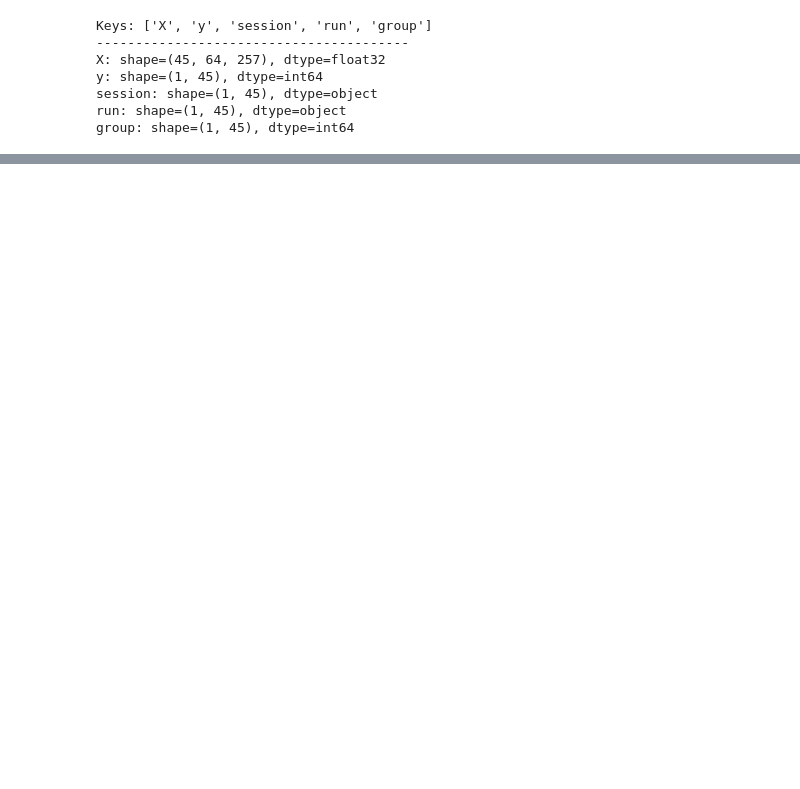
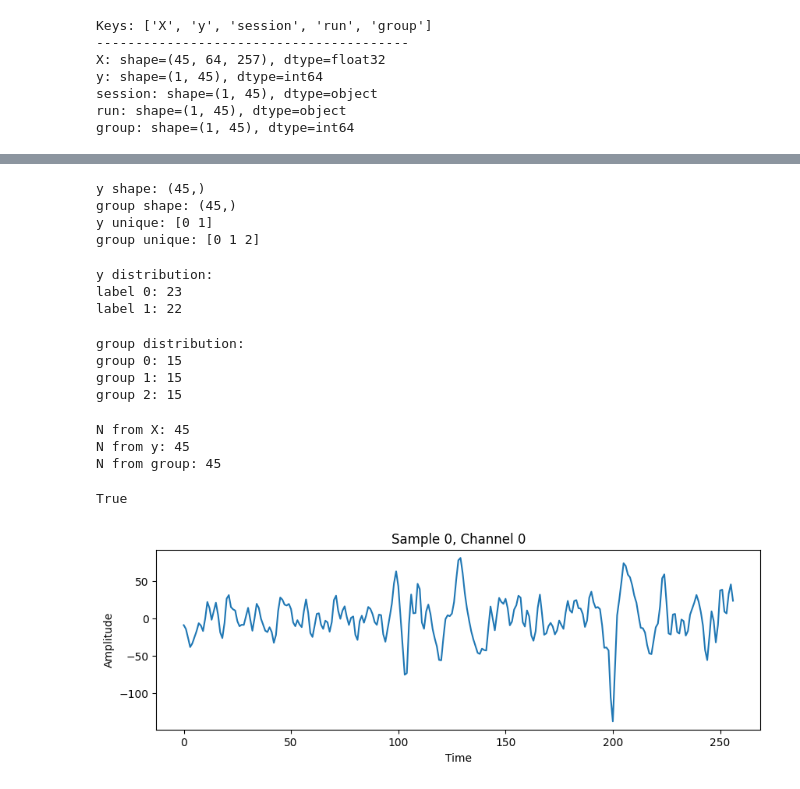
Before and after one commit to ChriCheng/EEG_DLG, a Jupyter notebook: data/data_test.ipynb, the cells around one changed output, grey strips where cells are left out. Saved outputs shown, nothing was run; the diff lists cells and outputs as text; code cells hidden in the pictures; blank space fills up the shorter version.

```diff
--- a/data/data_test.ipynb
+++ b/data/data_test.ipynb
@@ -30,0 +56,9 @@ group: shape=(1, 45), dtype=int64
+# %%
+X = data["X"]
+print("X shape:", X.shape)
+print("X dtype:", X.dtype)
+
+print("X min:", X.min())
+print("X max:", X.max())
+print("X mean:", X.mean())
+print("X std:", X.std())
@@ -30,0 +97,60 @@ group: shape=(1, 45), dtype=int64
+# %%
+y = np.asarray(data["y"]).squeeze()
+group = np.asarray(data["group"]).squeeze()
+
+print("y shape:", y.shape)
+print("group shape:", group.shape)
+
+print("y unique:", np.unique(y))
+print("group unique:", np.unique(group))
+# %% [output]
+y shape: (45,)
+group shape: (45,)
+y unique: [0 1]
+group unique: [0 1 2]
+# %%
+y_vals, y_counts = np.unique(y, return_counts=True)
+print("y distribution:")
+for v, c in zip(y_vals, y_counts):
+    print(f"label {v}: {c}")
+# %% [output]
+y distribution:
+label 0: 23
+label 1: 22
+# %%
+g_vals, g_counts = np.unique(group, return_counts=True)
+print("group distribution:")
+for v, c in zip(g_vals, g_counts):
+    print(f"group {v}: {c}")
+# %% [output]
+group distribution:
+group 0: 15
+group 1: 15
+group 2: 15
+# %%
+N = X.shape[0]
+print("N from X:", N)
+print("N from y:", len(y))
+print("N from group:", len(group))
+# %% [output]
+N from X: 45
+N from y: 45
+N from group: 45
+# %%
+X.shape[0] == len(y) == len(group)
+# %% [output]
+True
+# %%
+import matplotlib.pyplot as plt
+
+sample_idx = 0
+channel_idx = 0
+
+plt.figure(figsize=(10, 3))
+plt.plot(X[sample_idx, channel_idx, :])
+plt.title(f"Sample {sample_idx}, Channel {channel_idx}")
+plt.xlabel("Time")
+plt.ylabel("Amplitude")
+plt.show()
+# %% [output]
+[figure, added]
```
Also changed, not shown: parts of 13 cells of this notebook, 4 other files.
